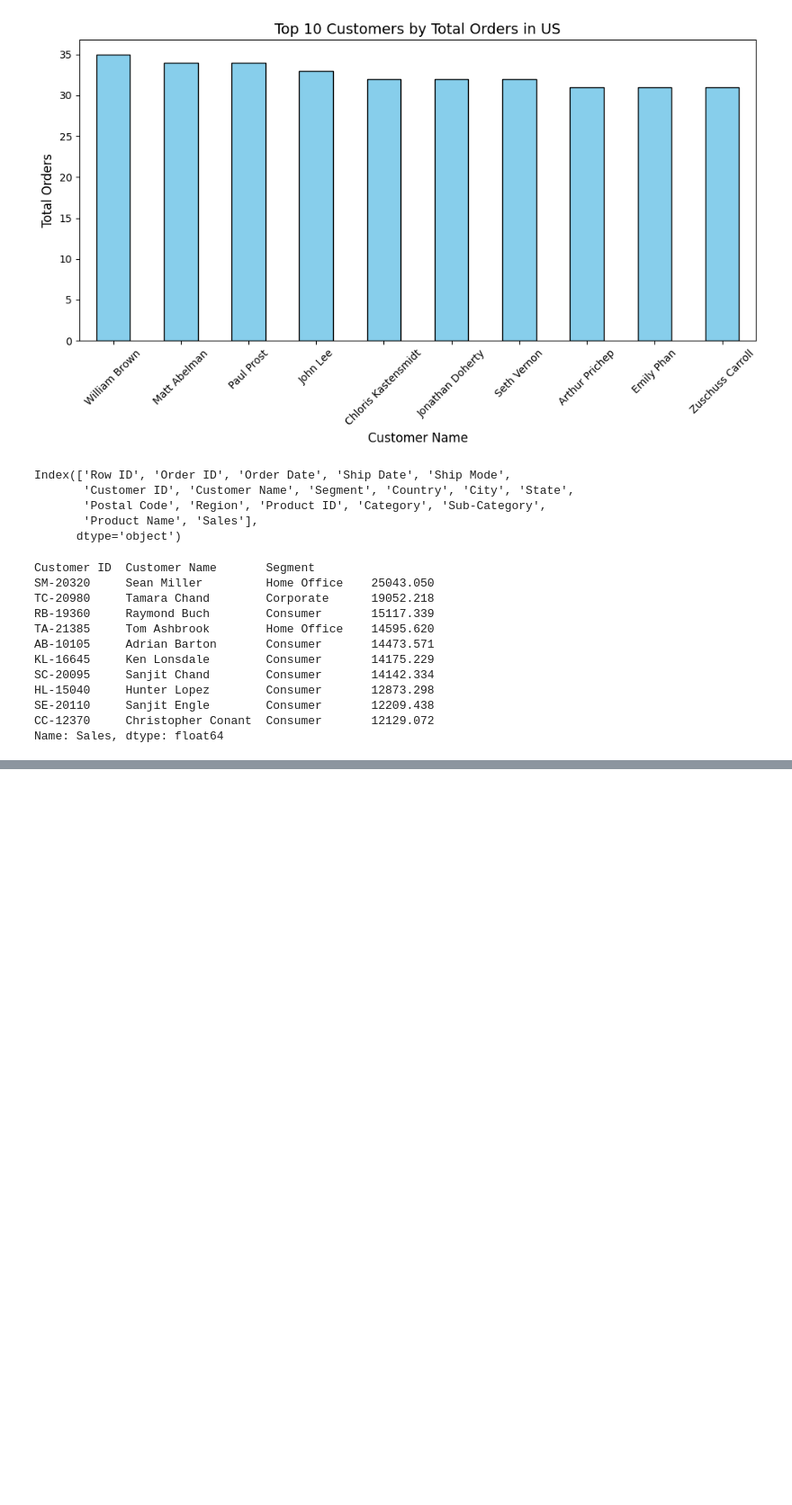
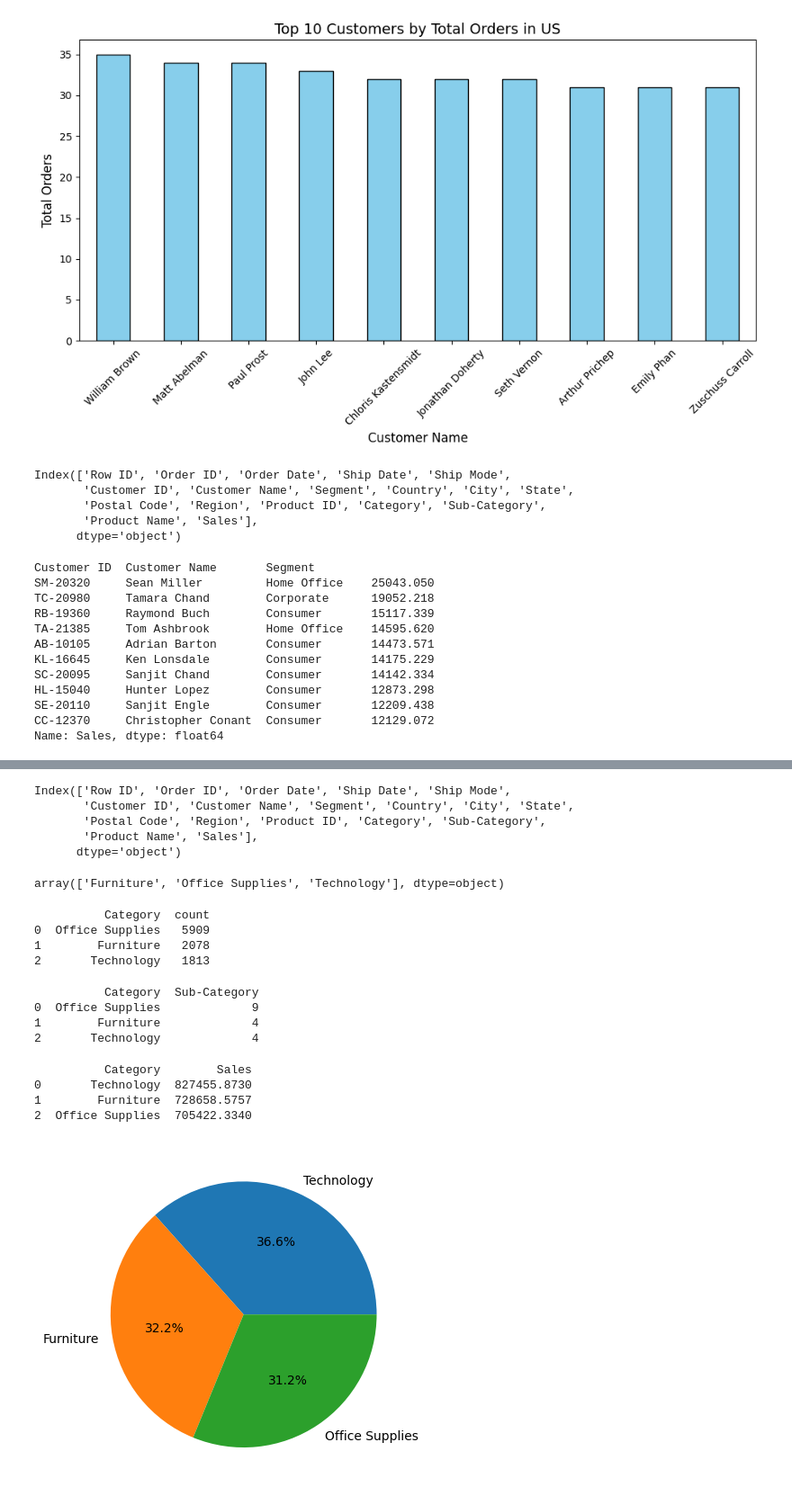
Before and after one commit to RasheshDesai/Retail-AI-Insights, a Jupyter notebook: main.ipynb, the cells around one changed output, grey strips where cells are left out. Shown at 90% size. Saved outputs shown, nothing was run; the diff lists cells and outputs as text; code cells hidden in the pictures; blank space fills up the shorter version.

```diff
--- a/main.ipynb
+++ b/main.ipynb
@@ -198,0 +201,43 @@ Name: Sales, dtype: float64
+# %%
+df.columns
+# %% [output]
+Index(['Row ID', 'Order ID', 'Order Date', 'Ship Date', 'Ship Mode',
+       'Customer ID', 'Customer Name', 'Segment', 'Country', 'City', 'State',
+       'Postal Code', 'Region', 'Product ID', 'Category', 'Sub-Category',
+       'Product Name', 'Sales'],
+      dtype='object')
+# %%
+df['Category'].unique()
+# %% [output]
+array(['Furniture', 'Office Supplies', 'Technology'], dtype=object)
+# %%
+unique_categories = df['Category'].value_counts().reset_index()
+print(unique_categories)
+# %% [output]
+          Category  count
+0  Office Supplies   5909
+1        Furniture   2078
+2       Technology   1813
+# %%
+sub_category_products = df.groupby(['Category'])['Sub-Category'].nunique().reset_index()
+sub_category_products = sub_category_products.sort_values(by='Sub-Category',ascending=False)
+print(sub_category_products.reset_index(drop=True))
+# %% [output]
+          Category  Sub-Category
+0  Office Supplies             9
+1        Furniture             4
+2       Technology             4
+# %%
+category_sale = df.groupby(['Category'])['Sales'].sum().reset_index()
+category_sale = category_sale.sort_values(by='Sales',ascending=False)
+print(category_sale.reset_index(drop=True))
+# %% [output]
+          Category        Sales
+0       Technology  827455.8730
+1        Furniture  728658.5757
+2  Office Supplies  705422.3340
+# %%
+plt.pie(category_sale['Sales'],labels=category_sale['Category'],autopct='%1.1f%%')
+plt.show()
+# %% [output]
+[figure, added]
```
Also changed, not shown: parts of 4 cells of this notebook, 2 other files.
